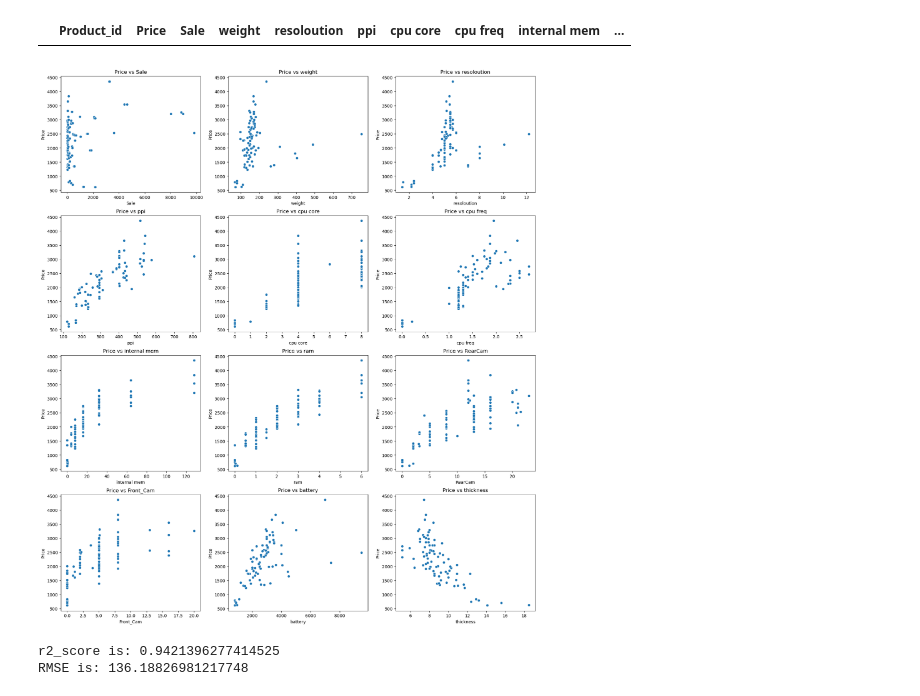
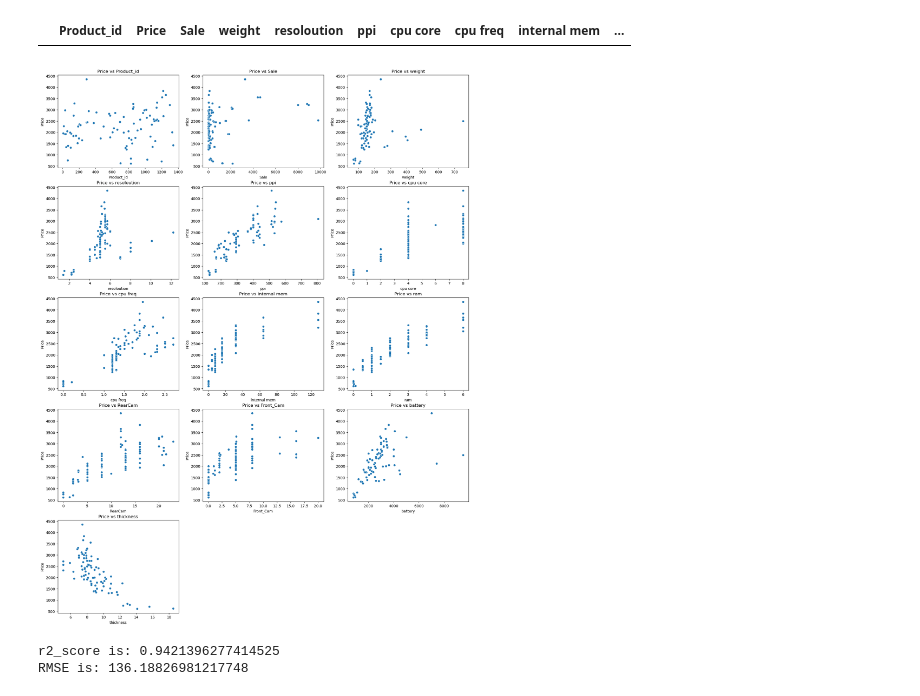
Before and after one commit to SimonDerejeW/Mobile-Price-Prediction, a Jupyter notebook: linear_regression.ipynb, the cells around one changed output. Drawn from its saved outputs; the diff is of its cells as text; code cells hidden in the pictures.

```diff
--- a/linear_regression.ipynb
+++ b/linear_regression.ipynb
@@ -50,24 +50,27 @@ data[data.duplicated()]
 # %%
 ## Plot each feature against the target variable (Price)
 
 # Set the size and layout of the plot grid
 
+features = data.drop("Price", axis = 1)
+target = data["Price"]
+
 plt.figure(figsize=(20, 70))
 
 # Loop through each feature in the dataset
-for i, feature in enumerate(X.columns, 1):
-    plt.subplot(len(X.columns), 3, i)
-    sns.scatterplot(x=data[feature], y=y)
+for i, feature in enumerate(features.columns, 1):
+    plt.subplot(len(features.columns), 3, i)
+    sns.scatterplot(x=data[feature], y=target)
     plt.xlabel(feature)
     plt.ylabel("Price")
     plt.title(f"Price vs {feature}")
 
 plt.show()
 
 # I think when he says the assumptions for linear regression are met, he means that the residuals are normally distributed and the other features show a 'roughly' linear relationship with the target variable.
 #TODO: Check if my assumptions are correct
 # %% [output]
-[figure, old version]
+[figure, new version]
 # %%
 # Remove 'Product_id' column since it's not needed
 data.drop('Product_id', inplace=True, axis=1)
```
